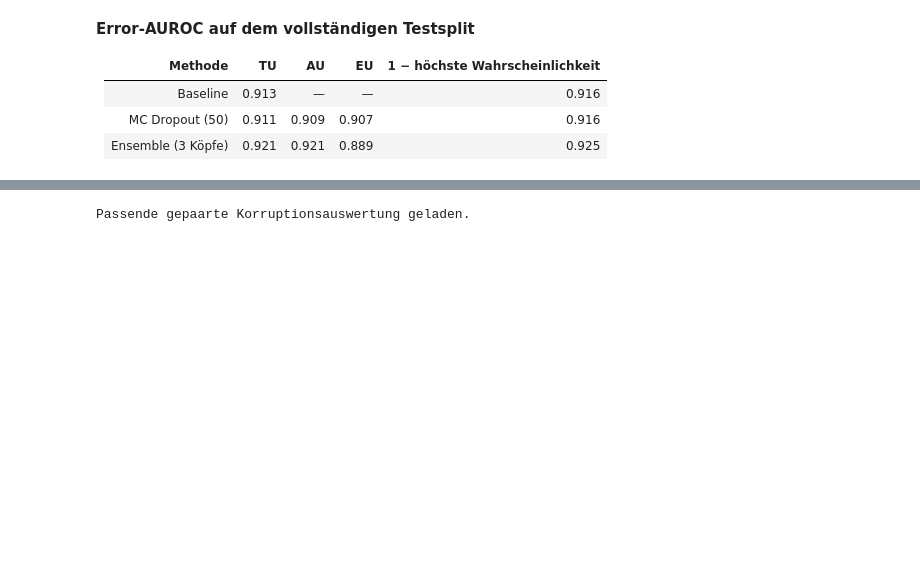
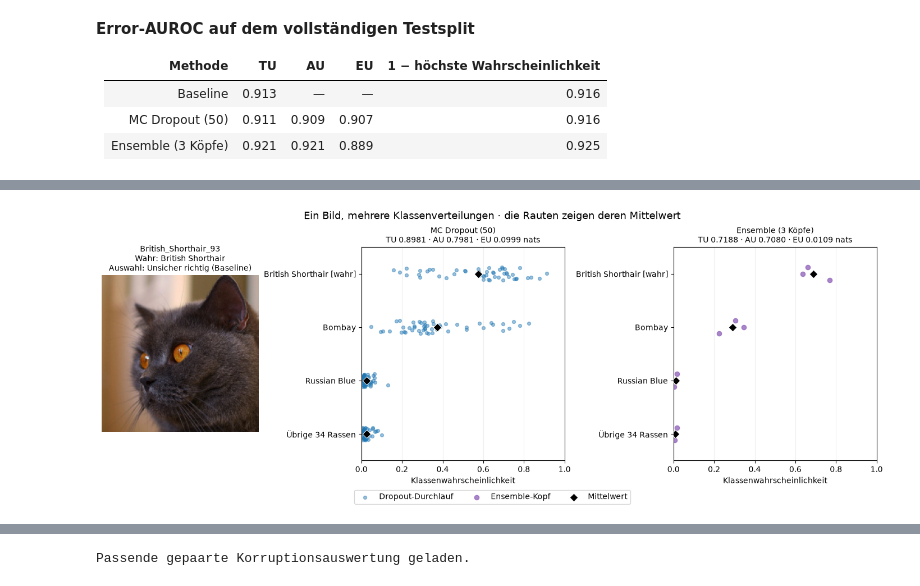
Before and after one commit to sep-trustworthy-gruppe-d/probly, a Jupyter notebook: experiments/group-d_experiments/dan_02-1_oxford-pets-probly.ipynb, the cells around one changed output, grey strips where cells are left out. Cells and saved outputs as stored; diff of their text form; code cells hidden in the pictures; blank space fills up the shorter version.

```diff
--- a/experiments/group-d_experiments/dan_02-1_oxford-pets-probly.ipynb
+++ b/experiments/group-d_experiments/dan_02-1_oxford-pets-probly.ipynb
@@ -396,0 +396,81 @@ Passende Testvorhersagen geladen.
+# %%
+cases = diagnostic_cases(bundle, selection)
+assert cases, "Die feste Kohorte muss mindestens einen Diagnosefall enthalten."
+demo_case = next((case for case in cases if case["role"] == "Unsicher richtig"), cases[0])
+if demo_case["role"] != "Unsicher richtig":
+    display(Markdown(f"**Kategorie fehlt:** Unsicher richtig. Ersatz: {demo_case['role']} · {demo_case['image_id']}."))
+missing_roles = {"Sicher richtig", "Unsicher richtig", "Sicher falsch"} - {case["role"] for case in cases}
+if missing_roles:
+    display(Markdown("**Fehlende Diagnosekategorien:** " + ", ".join(sorted(missing_roles))))
+demo_index = int(demo_case["index"])
+demo_batch_number, demo_offset = divmod(demo_index, PREDICTION_BATCH_SIZE)
+demo_members, demo_means, demo_uq = {}, {}, {}
+for method in ("mc_dropout", "ensemble"):
+    predictor = build_predictor(method, models["full"])
+    before = state_fingerprint(predictor.state_dict())
+    rep = representer(predictor, num_samples=MC_SAMPLES) if method == "mc_dropout" else representer(predictor)
+    with torch.random.fork_rng(devices=[]), torch.no_grad():
+        torch.random.default_generator.manual_seed(SEED)
+        for batch_number, batch in enumerate(test["features"].split(PREDICTION_BATCH_SIZE)):
+            representation = rep.represent(batch)
+            if batch_number == demo_batch_number:
+                break
+        members = representation.samples.probabilities[:, demo_offset, :].detach().cpu()
+        mean = representation.sample_mean().probabilities[demo_offset].detach().cpu()
+        decomposition = quantify(representation)
+    assert representation.sample_size == (MC_SAMPLES if method == "mc_dropout" else len(MODEL_SEEDS))
+    assert members.shape == (representation.sample_size, len(class_names))
+    assert torch.isfinite(members).all() and bool(((members >= 0) & (members <= 1)).all())
+    torch.testing.assert_close(members.sum(1), torch.ones(len(members)), rtol=1e-5, atol=1e-6)
+    torch.testing.assert_close(members.mean(0), mean, rtol=1e-5, atol=1e-6)
+    torch.testing.assert_close(mean, test_scores[method]["probabilities"][demo_index], rtol=1e-5, atol=1e-6)
+    demo_members[method], demo_means[method] = members, mean
+    demo_uq[method] = {}
+    for notion in NOTION_NAMES:
+        value = getattr(decomposition, notion)[demo_offset].detach().cpu()
+        torch.testing.assert_close(value, test_scores[method][notion][demo_index], rtol=1e-5, atol=1e-6)
+        demo_uq[method][notion] = float(value)
+    assert abs(demo_uq[method]["total"] - demo_uq[method]["aleatoric"] - demo_uq[method]["epistemic"]) < 1e-6
+    assert state_fingerprint(predictor.state_dict()) == before
+    assert not any(layer.training for layer in predictor.modules())
+
+shown_classes = bundle["baseline_predictions"]["probabilities"][demo_index].topk(3).indices.tolist()
+true_class = int(test["labels"][demo_index])
+if true_class not in shown_classes:
+    shown_classes.append(true_class)
+remaining_classes = [index for index in range(len(class_names)) if index not in shown_classes]
+shown_labels = [class_names[index].replace("_", " ") + (" [wahr]" if index == true_class else "")
+                for index in shown_classes] + [f"Übrige {len(remaining_classes)} Rassen"]
+
+fig, member_axes = plt.subplots(1, 3, figsize=(14, 5.3), layout="constrained",
+                                gridspec_kw={"width_ratios": (0.85, 1.1, 1.1)})
+member_axes[0].imshow(load_crop(demo_case["image_id"]))
+member_axes[0].axis("off")
+member_axes[0].set_title(f"{demo_case['image_id']}\nWahr: {class_names[true_class].replace('_', ' ')}\n"
+                         f"Auswahl: {demo_case['role']} (Baseline)", fontsize=10)
+for ax, method in zip(member_axes[1:], ("mc_dropout", "ensemble"), strict=True):
+    members = demo_members[method]
+    shown_members = torch.cat((members[:, shown_classes], members[:, remaining_classes].sum(1, keepdim=True)), dim=1)
+    shown_mean = torch.cat((demo_means[method][shown_classes], demo_means[method][remaining_classes].sum().view(1)))
+    torch.testing.assert_close(shown_members.sum(1), torch.ones(len(members)), rtol=1e-5, atol=1e-6)
+    for row in range(len(shown_labels)):
+        ax.scatter(shown_members[:, row].numpy(), row + np.linspace(-0.12, 0.12, len(members)),
+                   s=18 if method == "mc_dropout" else 35, color=METHOD_COLORS[method],
+                   alpha=0.45 if method == "mc_dropout" else 0.8,
+                   label="Einzelne Mitglieder" if row == 0 else None)
+    ax.scatter(shown_mean.numpy(), np.arange(len(shown_labels)), marker="D", s=55,
+               facecolor="black", edgecolor="white", linewidth=0.6, label="Mittelwert", zorder=4)
+    ax.set_yticks(np.arange(len(shown_labels)), shown_labels)
+    ax.set(xlim=(0, 1), ylim=(len(shown_labels) - 0.5, -0.5), xlabel="Klassenwahrscheinlichkeit")
+    ax.grid(axis="x", alpha=0.2)
+    uq = demo_uq[method]
+    ax.set_title(f"{METHOD_NAMES[method]}\nTU {uq['total']:.4f} · AU {uq['aleatoric']:.4f} · EU {uq['epistemic']:.4f} nats",
+                 fontsize=10)
+mc_handles, _ = member_axes[1].get_legend_handles_labels()
+ensemble_handles, _ = member_axes[2].get_legend_handles_labels()
+fig.legend([mc_handles[0], ensemble_handles[0], mc_handles[1]],
+           ["Dropout-Durchlauf", "Ensemble-Kopf", "Mittelwert"], loc="outside lower center", ncols=3)
+fig.suptitle("Ein Bild, mehrere Klassenverteilungen · die Rauten zeigen deren Mittelwert", fontsize=13)
+plt.show()
+# %% [output]
+[figure, added]
```
Also changed, not shown: parts of 27 cells of this notebook.
